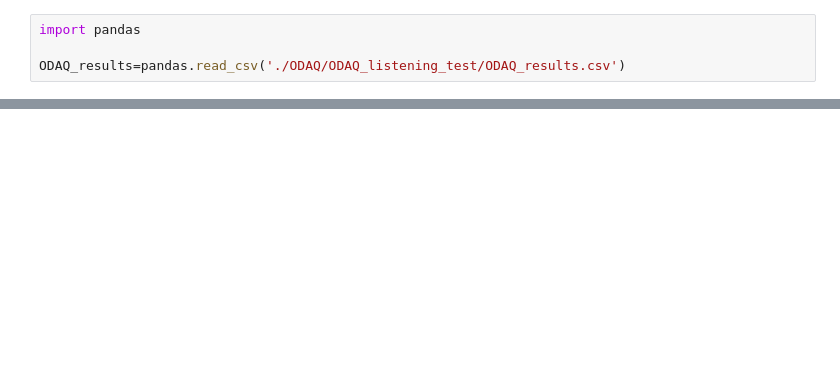
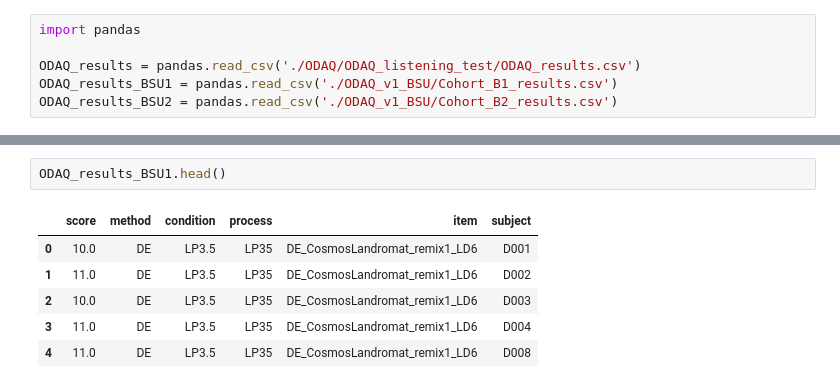
Before and after one commit to cjunwon/ODAQ-SDA, a Jupyter notebook: ODAQ_eda.ipynb, the cells around one changed output, grey strips where cells are left out. Saved outputs shown, nothing was run; the diff lists cells and outputs as text; blank space fills up the shorter version.

```diff
--- a/ODAQ_eda.ipynb
+++ b/ODAQ_eda.ipynb
@@ -1,5 +1,7 @@
 # %%
 import pandas
 
-ODAQ_results=pandas.read_csv('./ODAQ/ODAQ_listening_test/ODAQ_results.csv')
+ODAQ_results = pandas.read_csv('./ODAQ/ODAQ_listening_test/ODAQ_results.csv')
+ODAQ_results_BSU1 = pandas.read_csv('./ODAQ_v1_BSU/Cohort_B1_results.csv')
+ODAQ_results_BSU2 = pandas.read_csv('./ODAQ_v1_BSU/Cohort_B2_results.csv')
 # %%
@@ -107,0 +16,9 @@ plt.show()
+# %%
+ODAQ_results_BSU1.head()
+# %% [output]
+|  | score | method | condition | process | item | subject |
+| 0 | 10.0 | DE | LP3.5 | LP35 | DE_CosmosLandromat_remix1_LD6 | D001 |
+| 1 | 11.0 | DE | LP3.5 | LP35 | DE_CosmosLandromat_remix1_LD6 | D002 |
+| 2 | 10.0 | DE | LP3.5 | LP35 | DE_CosmosLandromat_remix1_LD6 | D003 |
+| 3 | 11.0 | DE | LP3.5 | LP35 | DE_CosmosLandromat_remix1_LD6 | D004 |
+| 4 | 11.0 | DE | LP3.5 | LP35 | DE_CosmosLandromat_remix1_LD6 | D008 |
```
Also changed, not shown: parts of 12 cells of this notebook, 1 other file.
